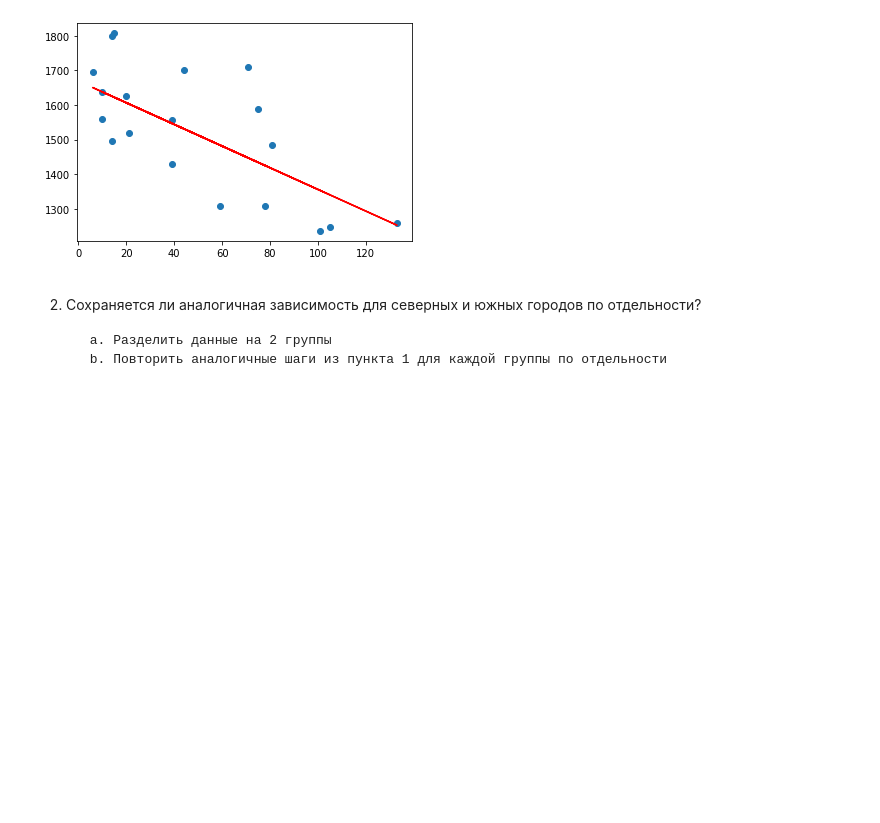
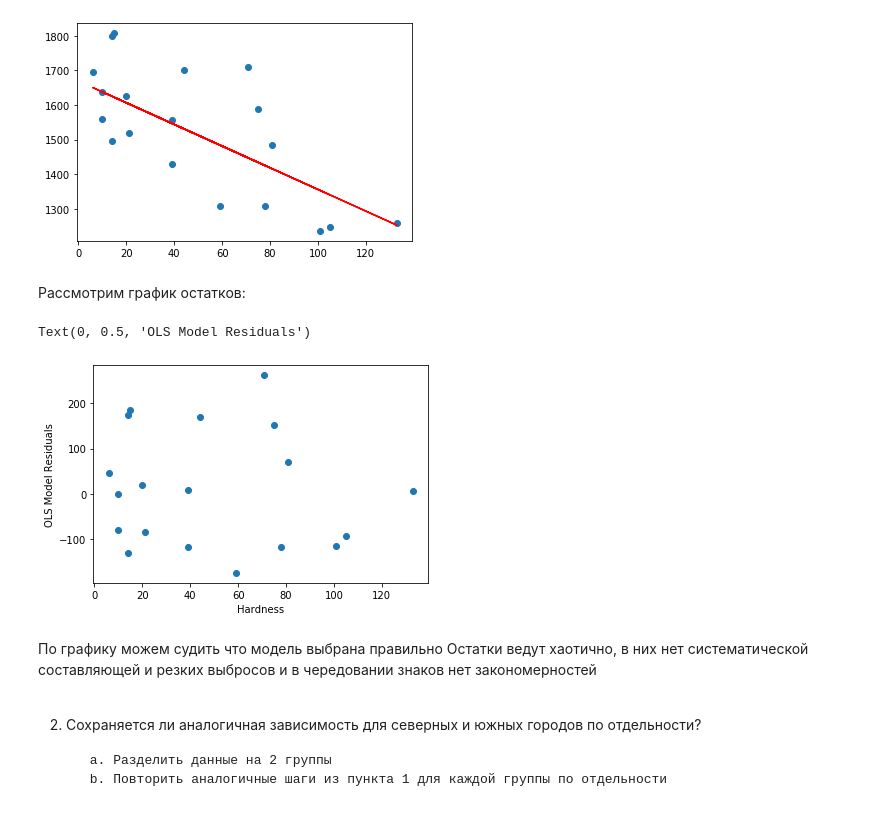
Before and after one commit to finesun16/netology_pyda_13_hw, a Jupyter notebook: hw_corr_regr.ipynb, the cells around one changed output. Cells and saved outputs as stored; diff of their text form; code cells hidden in the pictures; blank space fills up the shorter version.

```diff
--- a/hw_corr_regr.ipynb
+++ b/hw_corr_regr.ipynb
@@ -80,4 +98,4 @@ type(X_train)
 pandas.core.frame.DataFrame
 # %%
 model = LinearRegression()
-model.fit(X_train, y_train)  # метод обучается на данных и подбирает оптимальные коэффициенты
+result = model.fit(X_train, y_train)  # метод обучается на данных и подбирает оптимальные коэффициенты
@@ -104,6 +120,19 @@ plt.plot(X_test, y_pred, c='r')
 # %% [output]
 [<matplotlib.lines.Line2D at 0x...>]
 [figure]
+# %% [markdown]
+Рассмотрим график остатков:
+# %%
+plt.scatter(X_test, (y_test - y_pred))
+
+plt.xlabel('Hardness')
+plt.ylabel('OLS Model Residuals')
+# %% [output]
+Text(0, 0.5, 'OLS Model Residuals')
+[figure, added]
+# %% [markdown]
+По графику можем судить что модель выбрана правильно
+Остатки ведут хаотично, в них нет систематической составляющей и резких выбросов и в чередовании знаков нет закономерностей
 # %% [markdown]
 2. Сохраняется ли аналогичная зависимость для северных и южных городов по отдельности?
 
```
Also changed, not shown: parts of 11 cells of this notebook.
